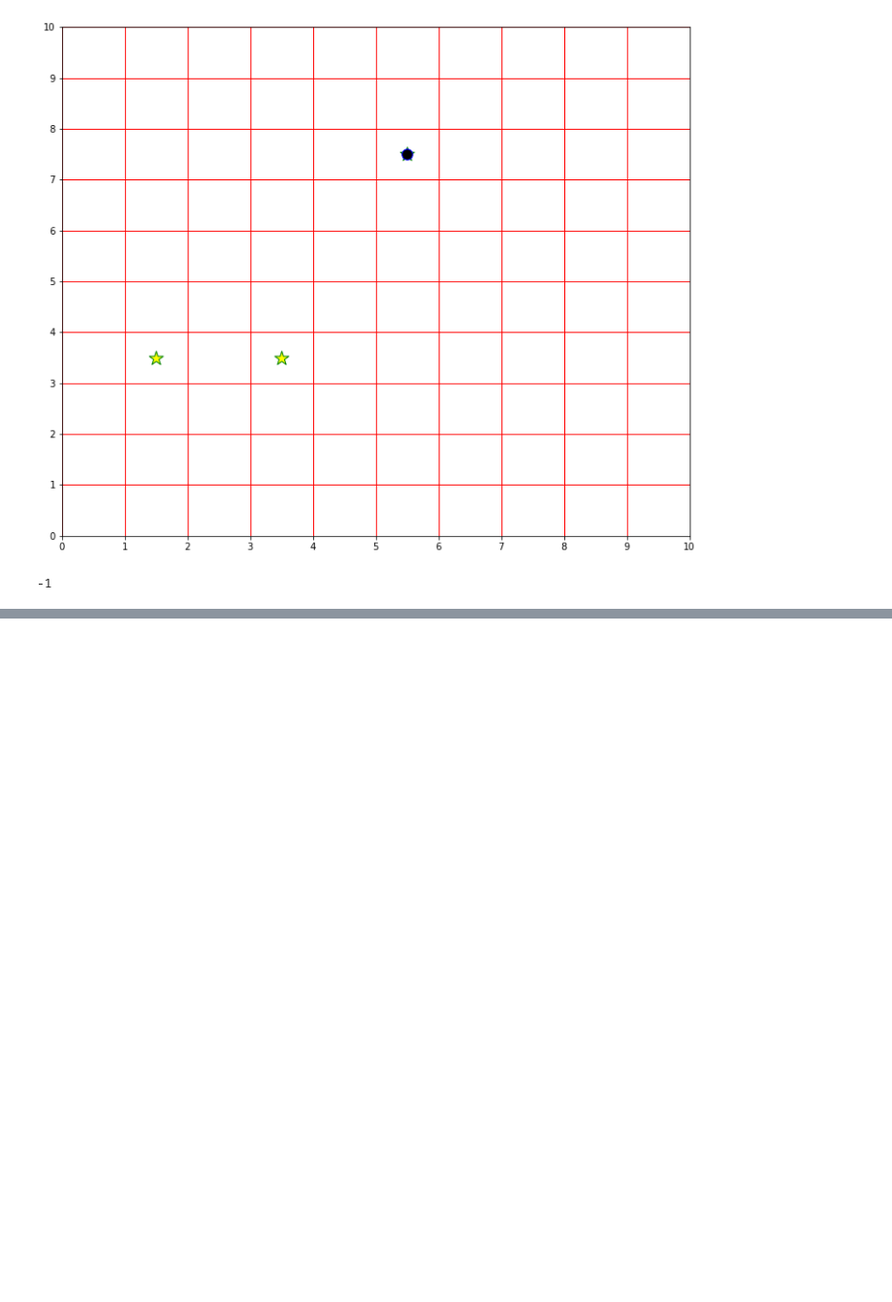
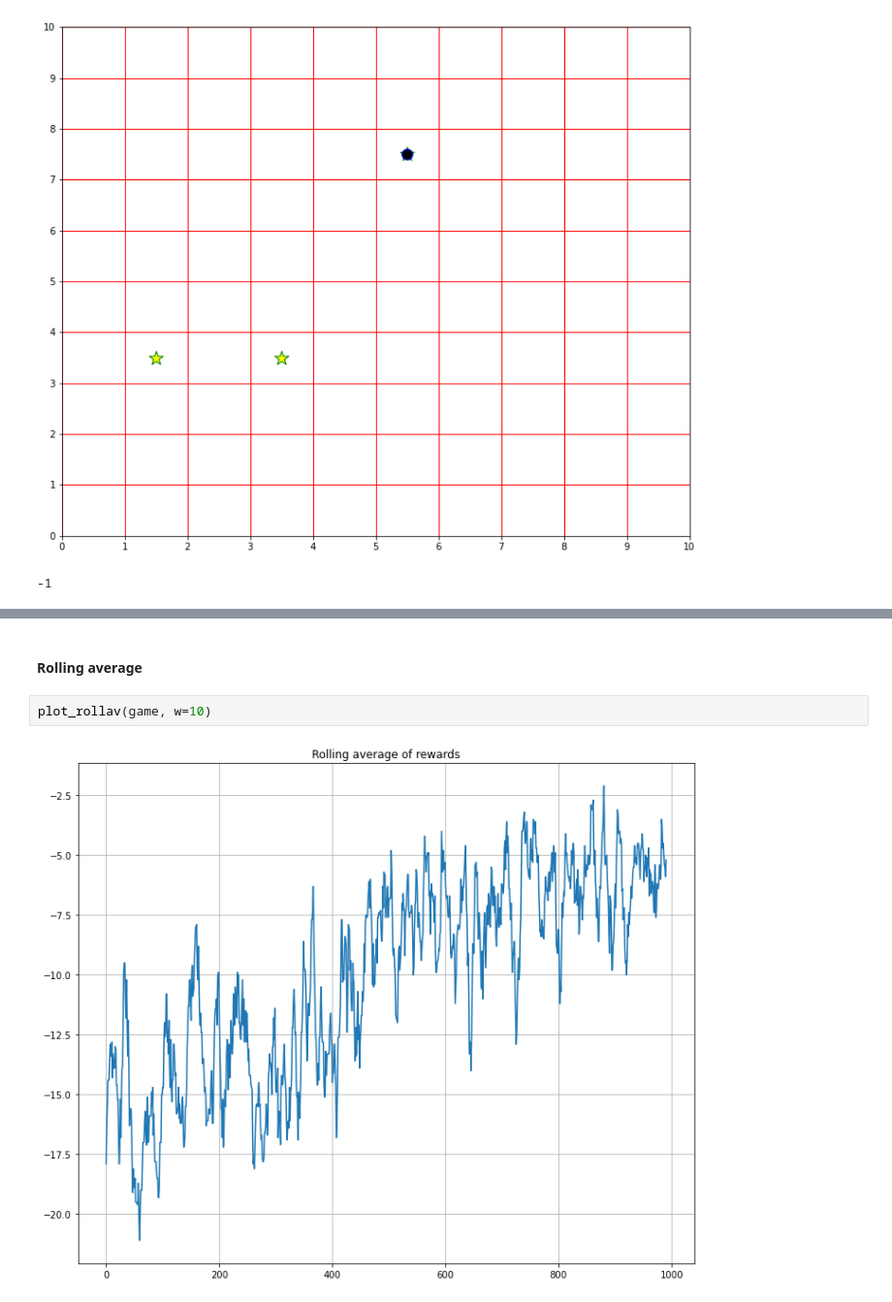
Before and after one commit to SylvanBrocard/SARSA, a Jupyter notebook: dev.ipynb, the cells around one changed output, grey strips where cells are left out. Shown at 97% size. Cells and saved outputs as stored; diff of their text form; blank space fills up the shorter version.

```diff
--- a/dev.ipynb
+++ b/dev.ipynb
@@ -91,0 +123,6 @@ game.run_game(plot=True)
+# %% [markdown]
+#### Rolling average
+# %%
+plot_rollav(game, w=10)
+# %% [output]
+[figure, added]
```
Also changed, not shown: parts of 15 cells of this notebook, 5 other files.
